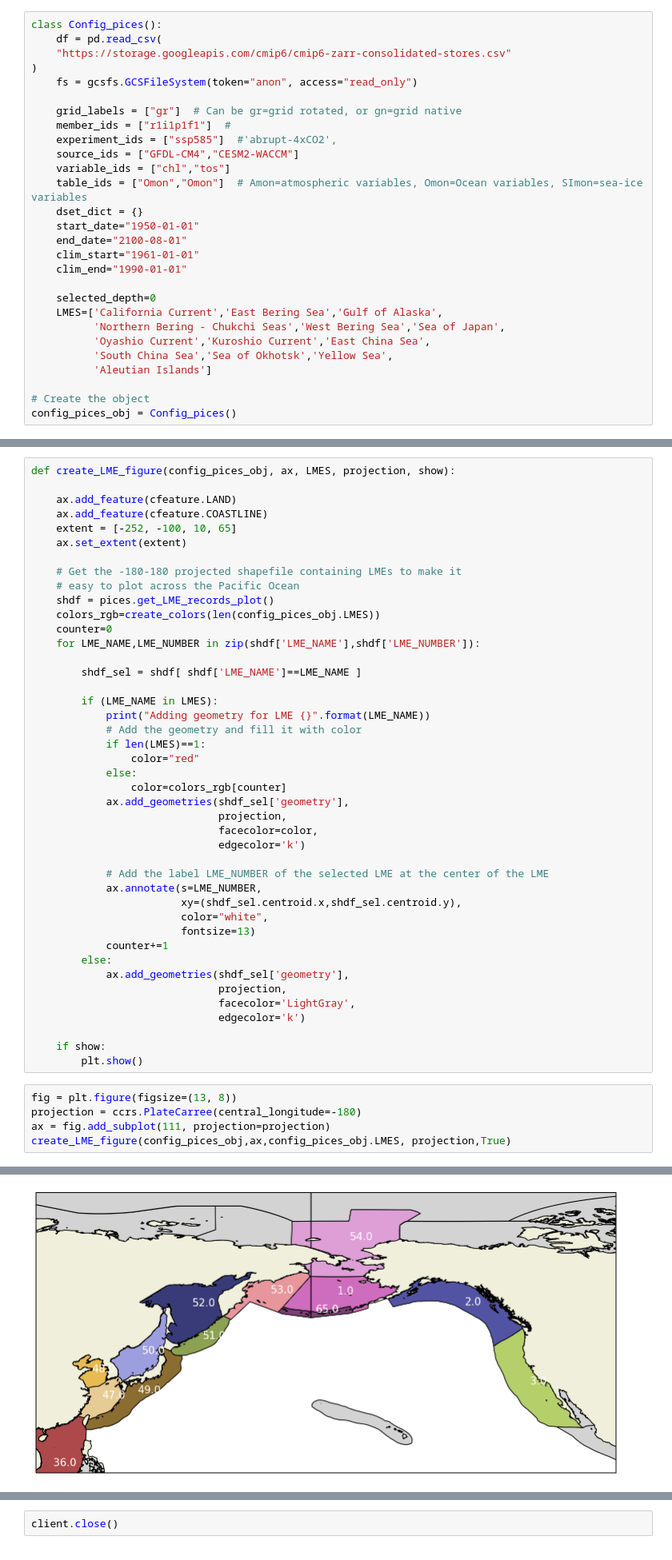
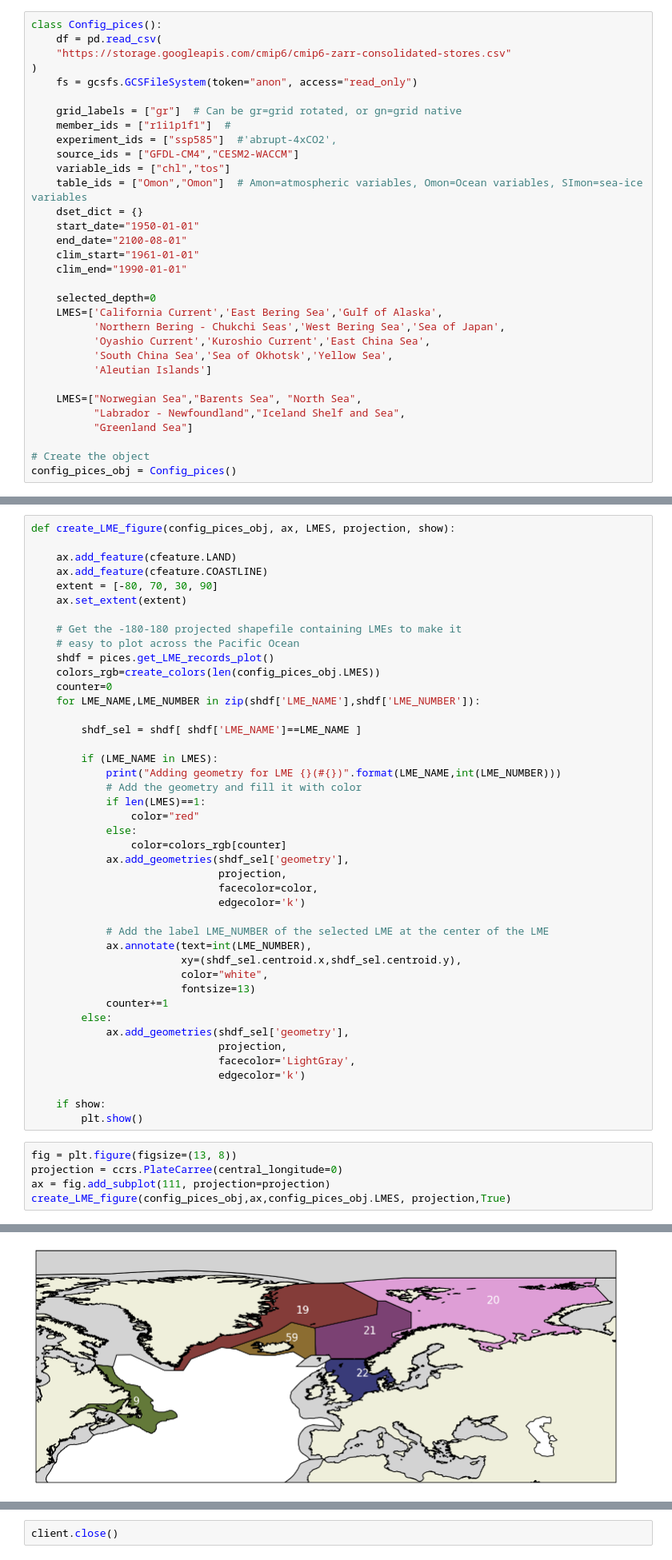
Before and after one commit to trondkr/jupyterhub-example, a Jupyter notebook: NOAA_LME_CMIP6.ipynb, the cells around one changed output, grey strips where cells are left out. Shown at 80% size. Drawn from its saved outputs; the diff is of its cells as text.

Commit message:
Added LMEs relevant for Norwegian regions

```diff
--- a/NOAA_LME_CMIP6.ipynb
+++ b/NOAA_LME_CMIP6.ipynb
@@ -116,6 +112,10 @@ class Config_pices():
           'South China Sea','Sea of Okhotsk','Yellow Sea',
           'Aleutian Islands']
 
+    LMES=["Norwegian Sea","Barents Sea", "North Sea",
+          "Labrador - Newfoundland","Iceland Shelf and Sea",
+          "Greenland Sea"]
+
 # Create the object
 config_pices_obj = Config_pices()
 # %% [markdown]
@@ -131,7 +131,7 @@ def create_LME_figure(config_pices_obj, ax, LMES, projection, show):
 
     ax.add_feature(cfeature.LAND)
     ax.add_feature(cfeature.COASTLINE)
-    extent = [-252, -100, 10, 65]
+    extent = [-80, 70, 30, 90]
     ax.set_extent(extent)
 
     # Get the -180-180 projected shapefile containing LMEs to make it
@@ -144,7 +144,7 @@ def create_LME_figure(config_pices_obj, ax, LMES, projection, show):
         shdf_sel = shdf[ shdf['LME_NAME']==LME_NAME ]
 
         if (LME_NAME in LMES):
-            print("Adding geometry for LME {}".format(LME_NAME))
+            print("Adding geometry for LME {}(#{})".format(LME_NAME,int(LME_NUMBER)))
             # Add the geometry and fill it with color
             if len(LMES)==1:
                 color="red"
@@ -156,7 +156,7 @@ def create_LME_figure(config_pices_obj, ax, LMES, projection, show):
                               edgecolor='k')
 
             # Add the label LME_NUMBER of the selected LME at the center of the LME
-            ax.annotate(s=LME_NUMBER,
+            ax.annotate(text=int(LME_NUMBER),
                         xy=(shdf_sel.centroid.x,shdf_sel.centroid.y),
                         color="white",
                         fontsize=13)
@@ -171,7 +171,7 @@ def create_LME_figure(config_pices_obj, ax, LMES, projection, show):
         plt.show()
 # %%
 fig = plt.figure(figsize=(13, 8))
-projection = ccrs.PlateCarree(central_longitude=-180)
+projection = ccrs.PlateCarree(central_longitude=0)
 ax = fig.add_subplot(111, projection=projection)
 create_LME_figure(config_pices_obj,ax,config_pices_obj.LMES, projection,True)
 # %% [output]
@@ -191,4 +184,4 @@ Adding geometry for LME Northern Bering - Chukchi Seas
-[figure, old version]
+[figure, new version]
 # %% [markdown]
 ## Extracting CMIP6 data
 Now that we know what areas we need to extract data for we need to query the Google Cloud data storage for what models and variables that are available for the various projections and simulations.
```
Also changed, not shown: parts of 5 cells of this notebook, 2 other files.
